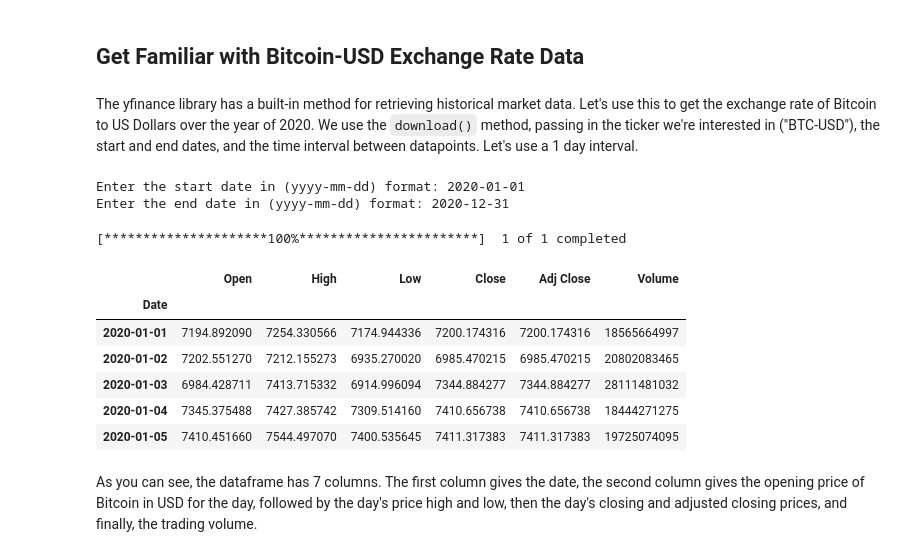
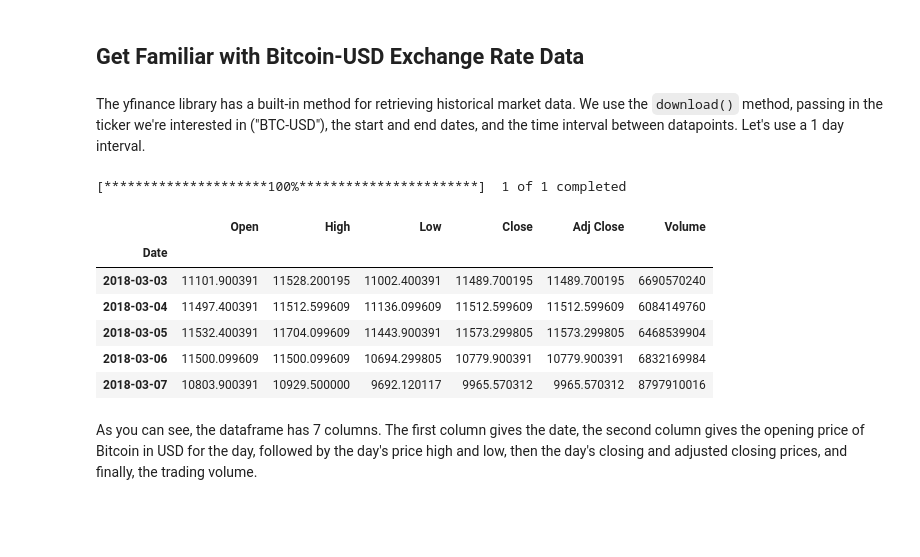
Before and after one commit to Annarhysa/Cryptocurrency-Trading-Algorithm, a Jupyter notebook: crypto-lab.ipynb, the cells around one changed output. Drawn from its saved outputs; the diff is of its cells as text; code cells hidden in the pictures; blank space fills up the shorter version.

```diff
--- a/crypto-lab.ipynb
+++ b/crypto-lab.ipynb
@@ -37,25 +37,24 @@ from matplotlib.dates import DateFormatter
 # %% [markdown]
 ## **Get Familiar with Bitcoin-USD Exchange Rate Data**
 # %% [markdown]
-The yfinance library has a built-in method for retrieving historical market data. Let's use this to get the exchange rate of Bitcoin to US Dollars over the year of 2020. We use the `download()` method, passing in the ticker we're interested in ("BTC-USD"), the start and end dates, and the time interval between datapoints. Let's use a 1 day interval.
+The yfinance library has a built-in method for retrieving historical market data. We use the `download()` method, passing in the ticker we're interested in ("BTC-USD"), the start and end dates, and the time interval between datapoints. Let's use a 1 day interval.
-# %%
-s_date = input("Enter the start date in (yyyy-mm-dd) format: ")
-e_date = input("Enter the end date in (yyyy-mm-dd) format: ")
-# %% [output]
-Enter the start date in (yyyy-mm-dd) format: 2020-01-01
-Enter the end date in (yyyy-mm-dd) format: 2020-12-31
+# %%
+ticker = yf.Ticker("AAPL")
+history = ticker.history(period="max")
+latest_date = history.tail(1).index[0]
+s_date = input("Enter the start date in (yyyy-mm-dd) format: ")
 # %%
-BTC_USD = yf.download("BTC-USD", start= s_date, end= e_date, interval='1d')
+BTC_USD = yf.download("BTC-USD", start= s_date, end= latest_date, interval='1d')
 BTC_USD.head()
 # %% [output]
 [*********************100%***********************]  1 of 1 completed
 |  | Open | High | Low | Close | Adj Close | Volume |
 | Date |  |  |  |  |  |  |
-| 2020-01-01 | 7194.892090 | 7254.330566 | 7174.944336 | 7200.174316 | 7200.174316 | 18565664997 |
-| 2020-01-02 | 7202.551270 | 7212.155273 | 6935.270020 | 6985.470215 | 6985.470215 | 20802083465 |
-| 2020-01-03 | 6984.428711 | 7413.715332 | 6914.996094 | 7344.884277 | 7344.884277 | 28111481032 |
-| 2020-01-04 | 7345.375488 | 7427.385742 | 7309.514160 | 7410.656738 | 7410.656738 | 18444271275 |
-| 2020-01-05 | 7410.451660 | 7544.497070 | 7400.535645 | 7411.317383 | 7411.317383 | 19725074095 |
+| 2018-03-03 | 11101.900391 | 11528.200195 | 11002.400391 | 11489.700195 | 11489.700195 | 6690570240 |
+| 2018-03-04 | 11497.400391 | 11512.599609 | 11136.099609 | 11512.599609 | 11512.599609 | 6084149760 |
+| 2018-03-05 | 11532.400391 | 11704.099609 | 11443.900391 | 11573.299805 | 11573.299805 | 6468539904 |
+| 2018-03-06 | 11500.099609 | 11500.099609 | 10694.299805 | 10779.900391 | 10779.900391 | 6832169984 |
+| 2018-03-07 | 10803.900391 | 10929.500000 | 9692.120117 | 9965.570312 | 9965.570312 | 8797910016 |
 # %% [markdown]
 As you can see, the dataframe has 7 columns. The first column gives the date, the second column gives the opening price of Bitcoin in USD for the day, followed by the day's price high and low, then the day's closing and adjusted closing prices, and finally, the trading volume.
 # %% [markdown]
```
Also changed, not shown: parts of 10 cells of this notebook.
